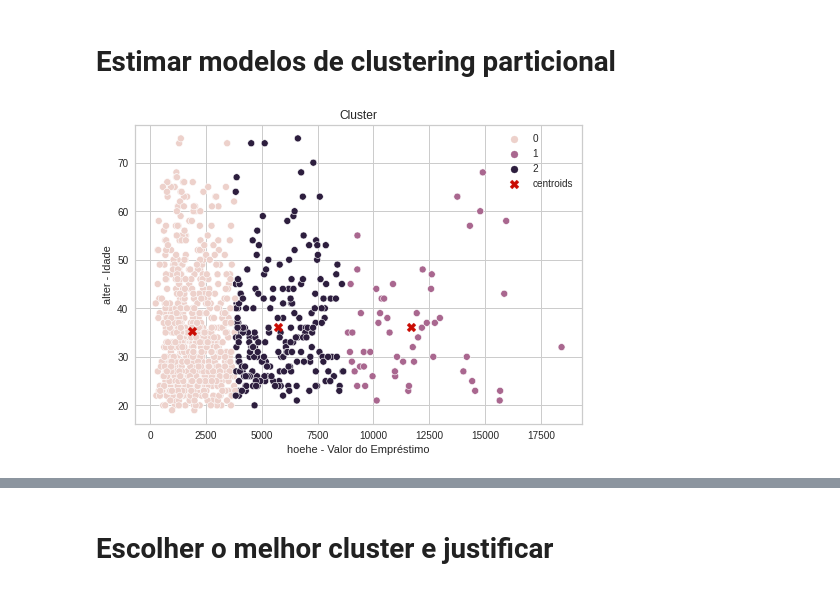
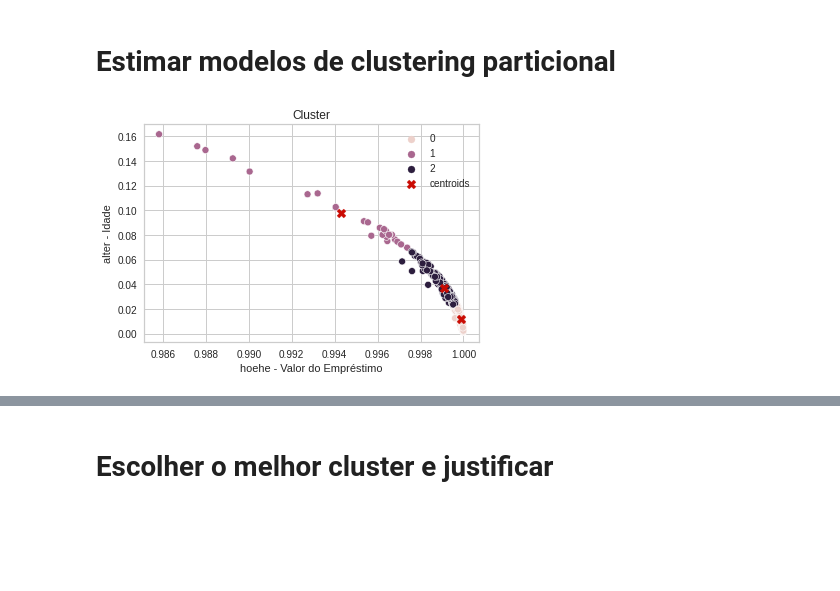
Before and after one commit to fabiobrabo/FGV_Sol_Min_Dados, a Jupyter notebook: FGV_Mineração_Cluster.ipynb, the cells around one changed output, grey strips where cells are left out. Drawn from its saved outputs; the diff is of its cells as text; code cells hidden in the pictures; blank space fills up the shorter version.

```diff
--- a/FGV_Mineração_Cluster.ipynb
+++ b/FGV_Mineração_Cluster.ipynb
@@ -314,3 +312,9 @@ ax21.set(title="kredit", xlabel="kredit", ylabel="Quantidade")
 plt.show()
 # %% [output]
 [figure]
+# %%
+# Normalizando as variáveis principalmente devido as features ("laufzeit", "hoehe" e "alter")
+
+d = preprocessing.normalize(dataset)
+scaled_df = pd.DataFrame(d, columns=dataset.columns)
+scaled_df.head()
@@ -319,26 +362,25 @@ plt.show()
 # %%
 # Estimar modelos de clustering particional
 
 # Ajustando o dataset
-#X = dataset.iloc[:,:].values
-X = dataset.iloc[:,:]
+X = scaled_df.iloc[:,:]
 
 # Gera Modelo Kmeans
 kmeans = KMeans(n_clusters = 3, init = 'k-means++', random_state=0, max_iter = 500)
 
 # Treina o Modelo
-pred_y = kmeans.fit_predict(dataset)
+pred_y = kmeans.fit_predict(scaled_df)
 
 # Plota o Gráfico
 
 sns.scatterplot(data=X, x=X['hoehe'], y=X['alter'], hue=kmeans.labels_)
 plt.scatter(kmeans.cluster_centers_[:,4], kmeans.cluster_centers_[:,12],
             marker="X", c="r", s=80, label="centroids")
 
 plt.title("Cluster")
 plt.xlabel("hoehe - Valor do Empréstimo")
 plt.ylabel("alter - Idade")
 plt.legend()
 plt.show()
 # %% [output]
-[figure, old version]
+[figure, new version]
```
Also changed, not shown: parts of 17 cells of this notebook.
